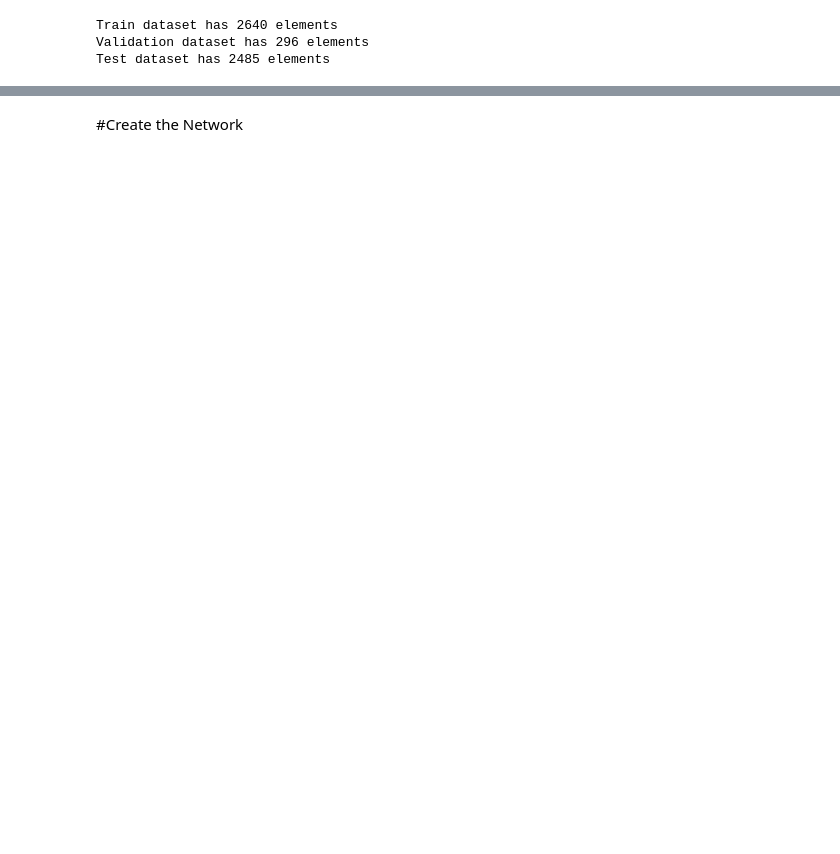
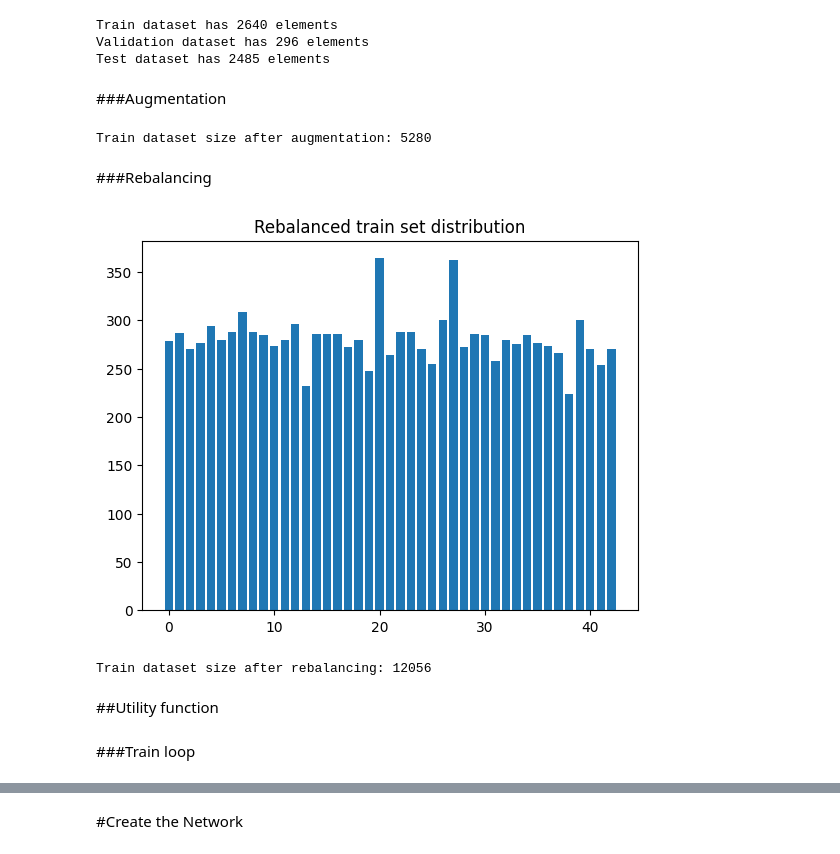
Before and after one commit to t-perniola/IPCV-assignments, a Jupyter notebook: assignment_module_2.ipynb, the cells around one changed output, grey strips where cells are left out. Saved outputs shown, nothing was run; the diff lists cells and outputs as text; code cells hidden in the pictures; blank space fills up the shorter version.

```diff
--- a/assignment_module_2.ipynb
+++ b/assignment_module_2.ipynb
@@ -274,0 +238,79 @@ test_dl = DataLoader(
+# %% [markdown]
+###Augmentation
+# %%
+augmentation_transforms = [T.Compose([
+    T.RandomHorizontalFlip(),
+    T.RandomVerticalFlip(p=0.2),
+    T.RandomRotation(10),
+    T.RandomResizedCrop((INPUT_HEIGHT, INPUT_WIDTH), scale=(0.8, 1.0)),
+    T.ColorJitter(brightness=0.2, contrast=0.2, saturation=0.2, hue=0.1),
+    T.RandomGrayscale(p=0.1),
+    T.GaussianBlur(kernel_size=(5, 9), sigma=(0.1, 5)),
+    T.ToTensor(),
+    T.Normalize(mean=[0.485, 0.456, 0.406], std=[0.229, 0.224, 0.225])
+])]
+
+
+augmented_train_dset = GroceryStoreDataset(split="train", transform=augmentation_transforms)
+train_dset = ConcatDataset([train_dset, augmented_train_dset])
+print(f'Train dataset size after augmentation: {len(train_dset)}')
+torch.save(train_dset, 'train_dset.pt')
+# %% [output]
+Train dataset size after augmentation: 5280
+# %% [markdown]
+###Rebalancing
+# %%
+class GroceryStoreDatasetFilteredByLabel(GroceryStoreDataset):
+    def __init__(self, split: str, transform=None, label=None) -> None:
+        super().__init__(split, transform)
+
+        # Keep only the images with the specified label
+        self.paths = [p for i, p in enumerate(self.paths) if self.labels[i] == label]
+        self.labels = [label] * len(self.paths)
+
+def balanceDataset(split):
+    # Initial dataset
+    balanced_dset = GroceryStoreDataset(split=split, transform=tsfms)
+
+    # Count the number of samples in each class
+    balanced_count = [balanced_dset.labels.count(i) for i in range(NUM_CLASSES)]
+    biggest_class_size = np.max(balanced_count)
+
+    # List to hold all datasets
+    datasets = [balanced_dset]
+
+    for i in range(NUM_CLASSES):
+        size_label_i = balanced_count[i]
+
+        # Calculate the factor by which we need to augment the dataset for this label
+        increase_factor = round(biggest_class_size / size_label_i)
+
+        for j in range(increase_factor - 1):  # -1 because the original dataset is already included
+            augmented_i = GroceryStoreDatasetFilteredByLabel(
+                split=split,
+                transform=augmentation_transforms[j % len(augmentation_transforms)],  # Cycle through available augmentations
+                label=i
+            )
+            datasets.append(augmented_i)  # Add augmented dataset to the list
+            balanced_count[i] += len(augmented_i)  # Update the count for the current label
+
+    # Concatenate all datasets
+    balanced_dset = ConcatDataset(datasets)
+
+    return balanced_dset, balanced_count
+
+
+train_dset, balanced_count = balanceDataset("train")
+plt.title("Rebalanced train set distribution")
+plt.bar(range(NUM_CLASSES), balanced_count)
+plt.show()
+# %% [output]
+[figure, added]
+# %%
+print(f'Train dataset size after rebalancing: {len(train_dset)}')
+# %% [output]
+Train dataset size after rebalancing: 12056
+# %% [markdown]
+##Utility function
+# %% [markdown]
+###Train loop
```
Also changed, not shown: parts of 57 cells of this notebook.
